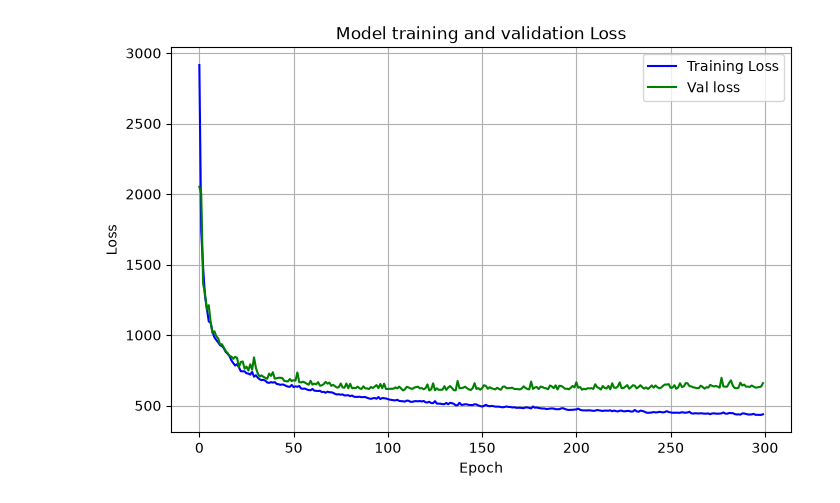
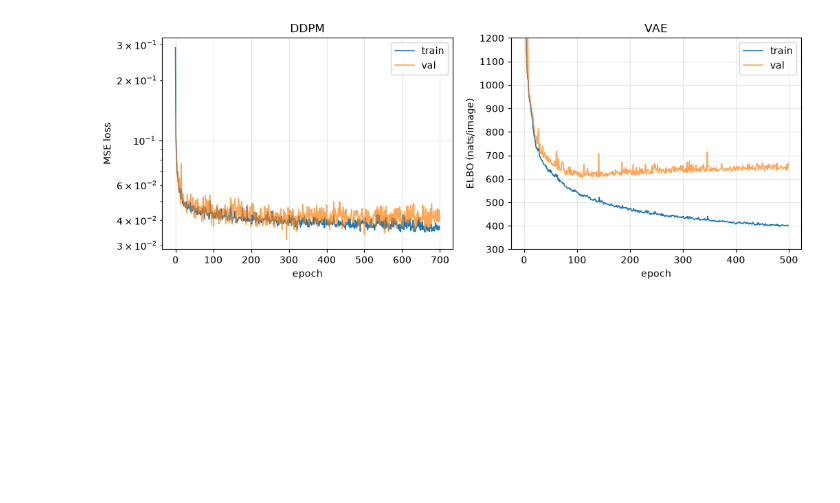
Before and after one commit to Sirfouq/thisdogdoesnotexist, a Jupyter notebook: notebooks/04_plot_loss_demo.ipynb, the cells around one changed output. Drawn from its saved outputs; the diff is of its cells as text; code cells hidden in the pictures; blank space fills up the shorter version.

```diff
--- a/notebooks/04_plot_loss_demo.ipynb
+++ b/notebooks/04_plot_loss_demo.ipynb
@@ -4,21 +5,34 @@ import matplotlib.pyplot as plt
 # %%
 with open('../checkpoints/ddpm_history.json', 'r') as f:
-    history = json.load(f)
+    ddpm_history = json.load(f)
 
-train_loss = history.get('train_loss' , [])
-val_loss = history.get('val_loss', [])
+with open('../checkpoints/vae_history.json', 'r') as f:
+    vae_history = json.load(f)
+
+ddpm_train_loss = ddpm_history.get('train_loss' , [])
+ddpm_val_loss = ddpm_history.get('val_loss', [])
+vae_train_loss = vae_history.get('train_loss' , [])
+vae_val_loss = vae_history.get('val_loss', [])
 # %%
-plt.figure(figsize=(8,5))
-plt.plot(train_loss,label = 'Training Loss', color= 'blue')
-plt.plot(val_loss, label = 'Val loss', color = 'green' )
+fig, ax = plt.subplots(1, 2, figsize=(12, 4))
 
+ax[0].plot(ddpm_train_loss, label='train', lw = 1.2)
+ax[0].plot(ddpm_val_loss, label='val', lw=1.2, alpha= 0.7)
+ax[0].set_yscale('log')
+ax[0].set_title('DDPM')
+ax[0].set_xlabel('epoch')
+ax[0].set_ylabel('MSE loss')
+ax[0].legend(); ax[0].grid(alpha=0.3)
 
-plt.title('Model training and validation Loss')
-plt.xlabel('Epoch')
-plt.ylabel('Loss')
+ax[1].plot(vae_train_loss, label='train', lw=1.2)
+ax[1].plot(vae_val_loss, label='val', lw= 1.2, alpha = 0.7)
+ax[1].set_title('VAE')
+ax[1].set_ylim(300,1200)
+ax[1].set_xlabel('epoch')
+ax[1].set_ylabel('ELBO (nats/image)')
+ax[1].legend(); ax[1].grid(alpha=0.3)
 
-plt.legend()
-plt.grid(True)
-plt.show()
+os.makedirs('../assets/', exist_ok=True)
+plt.savefig('../assets/curves.png', dpi=130, bbox_inches='tight')
 # %% [output]
-[figure, old version]
+[figure, new version]
```
Also changed, not shown: parts of 1 cell of this notebook, 6 other files.
